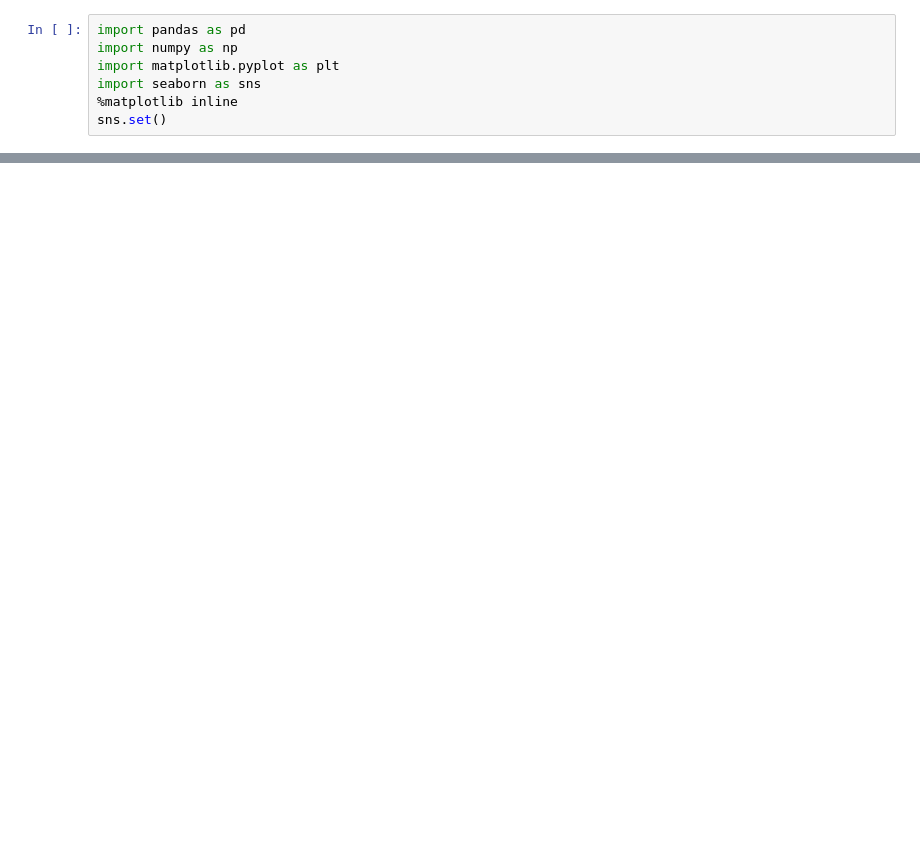
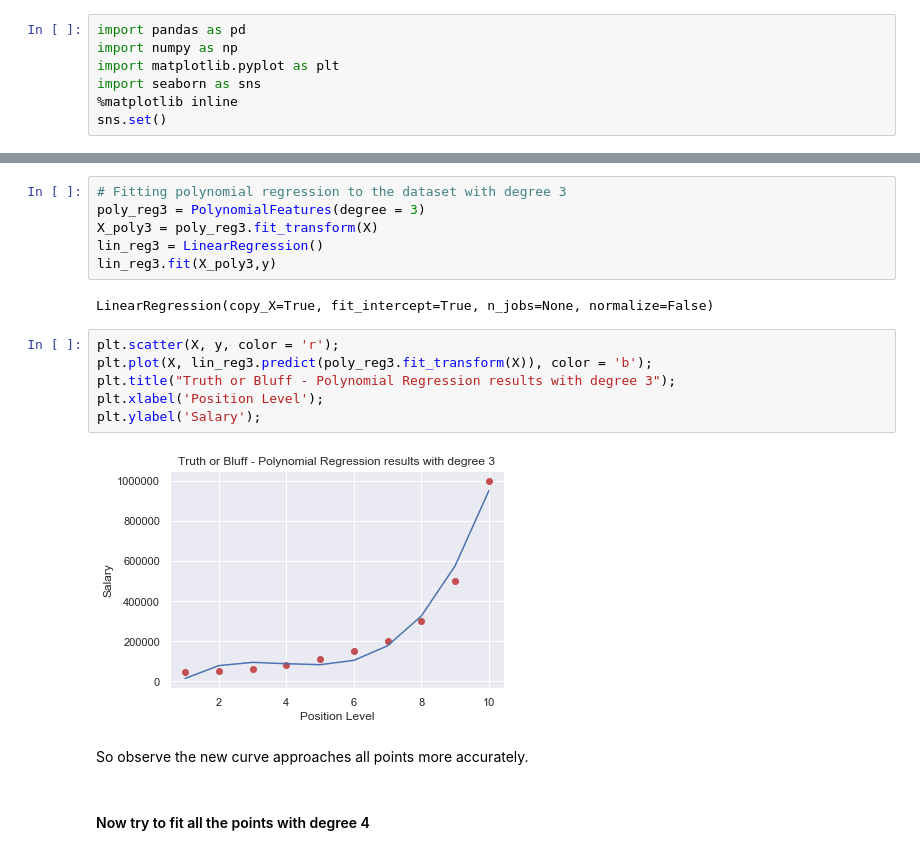
Before and after one commit to jeswingeorge/Machine-Learning-A-Z-Udemy, a Jupyter notebook: 2.Regression/6. Polynomial Regression/polynomial_regression.ipynb, the cells around one changed output, grey strips where cells are left out. Drawn from its saved outputs; the diff is of its cells as text; blank space fills up the shorter version.

```diff
--- a/2.Regression/6. Polynomial Regression/polynomial_regression.ipynb
+++ b/2.Regression/6. Polynomial Regression/polynomial_regression.ipynb
@@ -50,0 +216,20 @@ Treat $ x, x^2,. . . .x^k $ as k variables. This is a linear function of $a_0, a
+# %%
+# Fitting polynomial regression to the dataset with degree 3
+poly_reg3 = PolynomialFeatures(degree = 3)
+X_poly3 = poly_reg3.fit_transform(X)
+lin_reg3 = LinearRegression()
+lin_reg3.fit(X_poly3,y)
+# %% [output]
+LinearRegression(copy_X=True, fit_intercept=True, n_jobs=None, normalize=False)
+# %%
+plt.scatter(X, y, color = 'r');
+plt.plot(X, lin_reg3.predict(poly_reg3.fit_transform(X)), color = 'b');
+plt.title("Truth or Bluff - Polynomial Regression results with degree 3");
+plt.xlabel('Position Level');
+plt.ylabel('Salary');
+# %% [output]
+[figure, added]
+# %% [markdown]
+So observe the new curve approaches all points more accurately.
+# %% [markdown]
+#### Now try to fit all the points with degree 4
```
Also changed, not shown: parts of 37 cells of this notebook, 4 other files.
